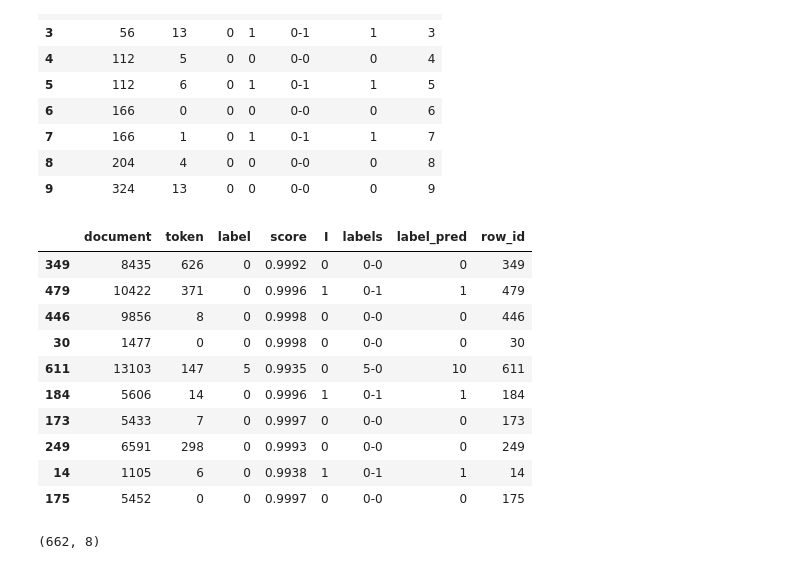
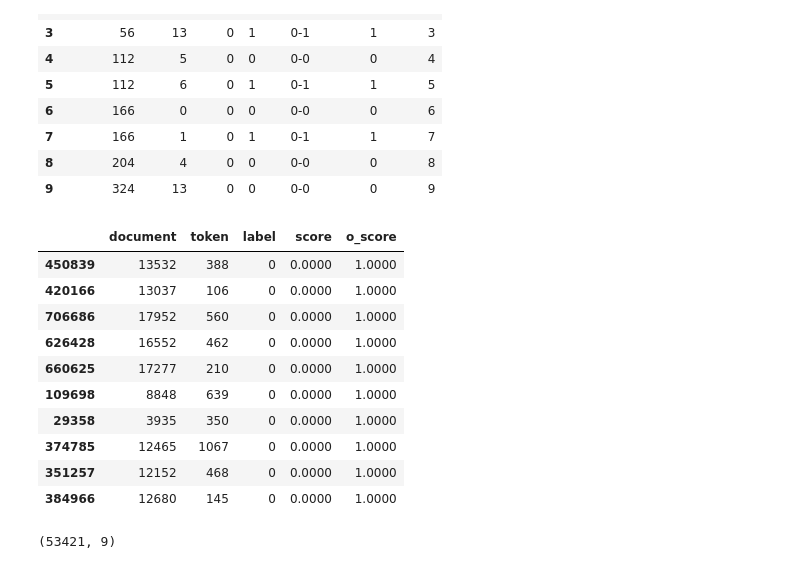
Before and after one commit to amedprof/PII-Data-Detection, a Jupyter notebook: notebook/inference.ipynb, the cells around one changed output. Cells and saved outputs as stored; diff of their text form; code cells hidden in the pictures.

```diff
--- a/notebook/inference.ipynb
+++ b/notebook/inference.ipynb
@@ -213,11 +213,12 @@ def inference_steps(df,folder,bs=1,fold=0):
         print(predictions.shape)
 
     predictions = predictions.softmax(-1)
-    s,i = predictions.max(-1)
+    s,i = predictions[:,:-1].max(-1)
     pred_df = pd.DataFrame({"document":doc_ids,
                                  "token" : tokens,
                                  "label" : i.numpy() ,
-                                 "score" : s.numpy()
+                                 "score" : s.numpy() ,
+                                 "o_score":predictions[:,-1].numpy()
                                  })
 
     # ==== Loop Inference =========== #
@@ -273,7 +274,7 @@ df[FOLD_NAME].value_counts()
 1    1361
 Name: fold_msk_5_seed_42, dtype: int64
 # %%
-pred_df,gt_df = inference_steps(df[df[FOLD_NAME]==0],folder,bs=1,fold=0)
+pred_df_dv3,gt_df = inference_steps(df[df[FOLD_NAME]==0],folder,bs=1,fold=0)
 # %% [output]
 Warning : n SEP will be replace by |
 Loaded 1361 samples.
@@ -306,17 +318,17 @@ gt_df.head(10)
 | 8 | 204 | 4 | 0 | 0 | 0-0 | 0 | 8 |
 | 9 | 324 | 13 | 0 | 0 | 0-0 | 0 | 9 |
 # %%
-pred_df.sample(10)
+pred_df_dv3.sample(10)
 # %% [output]
-|  | document | token | label | score | I | labels | label_pred | row_id |
-| 349 | 8435 | 626 | 0 | 0.9992 | 0 | 0-0 | 0 | 349 |
-| 479 | 10422 | 371 | 0 | 0.9996 | 1 | 0-1 | 1 | 479 |
-| 446 | 9856 | 8 | 0 | 0.9998 | 0 | 0-0 | 0 | 446 |
-| 30 | 1477 | 0 | 0 | 0.9998 | 0 | 0-0 | 0 | 30 |
-| 611 | 13103 | 147 | 5 | 0.9935 | 0 | 5-0 | 10 | 611 |
-| 184 | 5606 | 14 | 0 | 0.9996 | 1 | 0-1 | 1 | 184 |
-| 173 | 5433 | 7 | 0 | 0.9997 | 0 | 0-0 | 0 | 173 |
-| 249 | 6591 | 298 | 0 | 0.9993 | 0 | 0-0 | 0 | 249 |
-| 14 | 1105 | 6 | 0 | 0.9938 | 1 | 0-1 | 1 | 14 |
-| 175 | 5452 | 0 | 0 | 0.9997 | 0 | 0-0 | 0 | 175 |
+|  | document | token | label | score | o_score |
+| 450839 | 13532 | 388 | 0 | 0.0000 | 1.0000 |
+| 420166 | 13037 | 106 | 0 | 0.0000 | 1.0000 |
+| 706686 | 17952 | 560 | 0 | 0.0000 | 1.0000 |
+| 626428 | 16552 | 462 | 0 | 0.0000 | 1.0000 |
+| 660625 | 17277 | 210 | 0 | 0.0000 | 1.0000 |
+| 109698 | 8848 | 639 | 0 | 0.0000 | 1.0000 |
+| 29358 | 3935 | 350 | 0 | 0.0000 | 1.0000 |
+| 374785 | 12465 | 1067 | 0 | 0.0000 | 1.0000 |
+| 351257 | 12152 | 468 | 0 | 0.0000 | 1.0000 |
+| 384966 | 12680 | 145 | 0 | 0.0000 | 1.0000 |
 # %%
@@ -326,9 +338,9 @@ pred_df = p.copy()
 # %%
-pred_df = pred_df[(pred_df.label!=7) & (pred_df.score>0.15)].reset_index(drop=True)
+pred_df = pred_df_dv3[(pred_df_dv3.o_score<0.5) | (pred_df_dv3.score>0.3)].reset_index(drop=True)
 pred_df["I"] = ((pred_df.groupby('document')['label'].transform(lambda x:x.diff())==0) & (pred_df.groupby('document')['token'].transform(lambda x:x.diff())==1))*1
 pred_df['labels'] = pred_df['label'].astype(str)+'-'+pred_df['I'].astype(str)
 pred_df["label_pred"] = pred_df["labels"].map(ID_TYPE).fillna(0).astype(int)
 pred_df['row_id'] = np.arange(len(pred_df))
 pred_df.shape
 # %% [output]
-(662, 8)
+(53421, 9)
```
Also changed, not shown: parts of 40 cells of this notebook, 1 other file.
